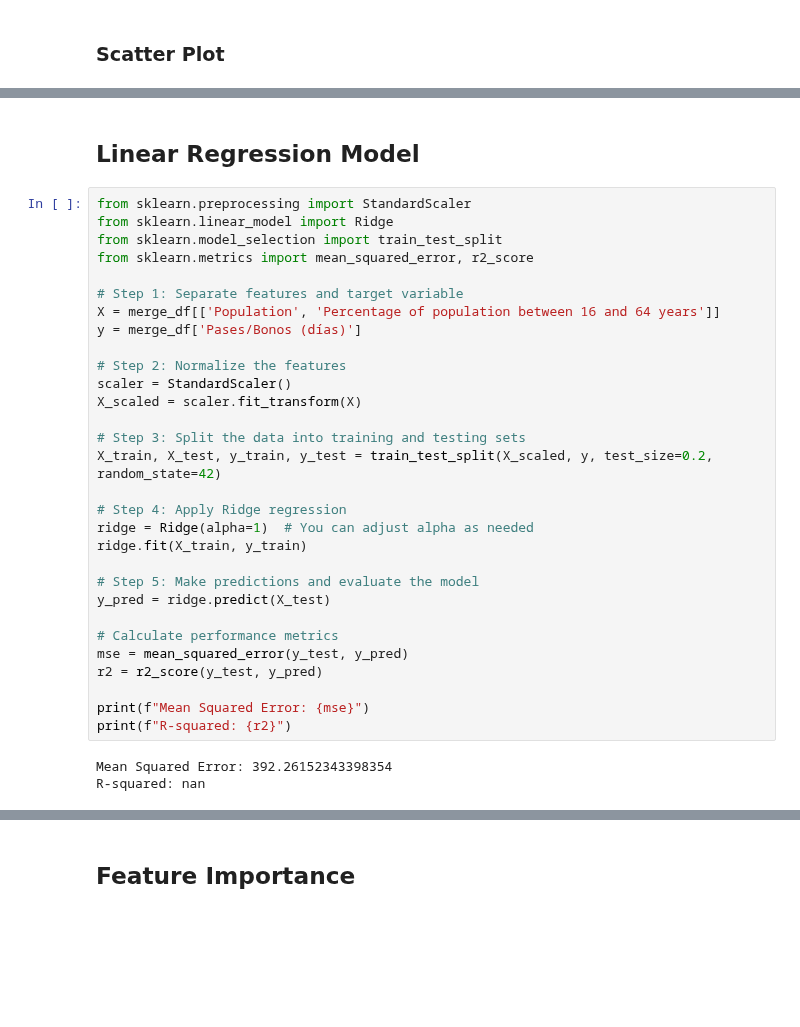
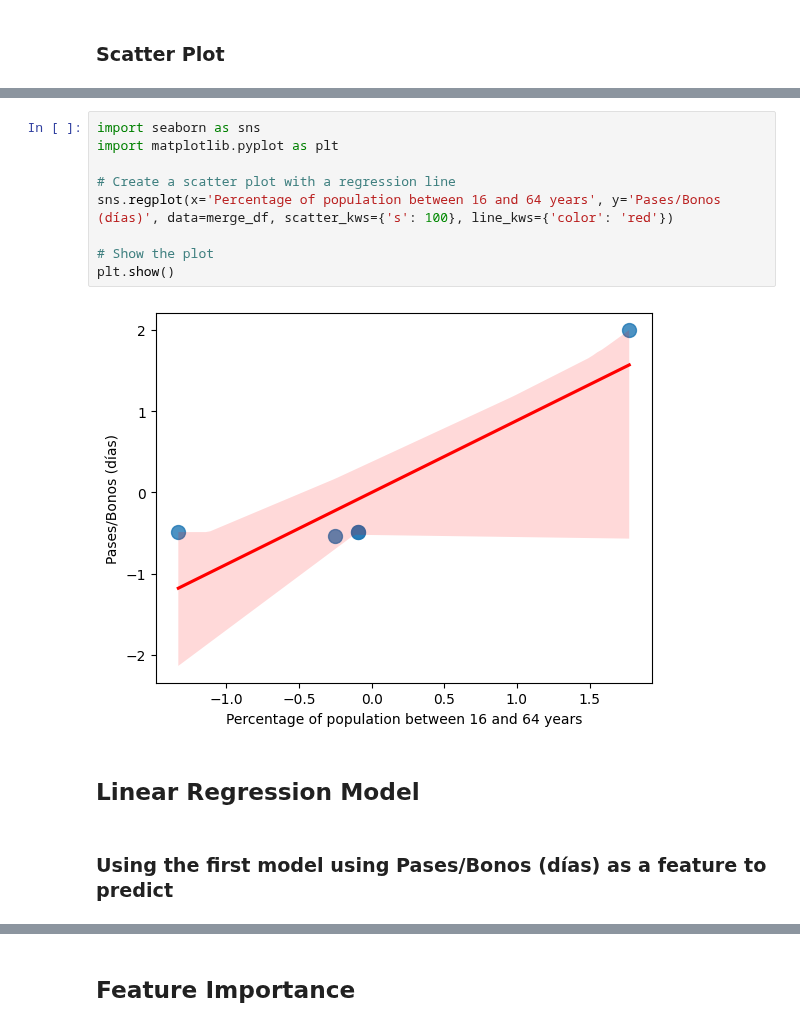
Before and after one commit to GabrielFersPin/Coworking, a Jupyter notebook: src/data_processing/predictions.ipynb, the cells around one changed output, grey strips where cells are left out. Saved outputs shown, nothing was run; the diff lists cells and outputs as text; blank space fills up the shorter version.

```diff
--- a/src/data_processing/predictions.ipynb
+++ b/src/data_processing/predictions.ipynb
@@ -270,35 +268,15 @@ Percentage of population between 16 and 64 years
+# %%
+import seaborn as sns
+import matplotlib.pyplot as plt
+
+# Create a scatter plot with a regression line
+sns.regplot(x='Percentage of population between 16 and 64 years', y='Pases/Bonos (días)', data=merge_df, scatter_kws={'s': 100}, line_kws={'color': 'red'})
+
+# Show the plot
+plt.show()
+# %% [output]
+[figure, added]
 # %% [markdown]
 ## Linear Regression Model
-# %%
-from sklearn.preprocessing import StandardScaler
-from sklearn.linear_model import Ridge
-from sklearn.model_selection import train_test_split
-from sklearn.metrics import mean_squared_error, r2_score
-
-# Step 1: Separate features and target variable
-X = merge_df[['Population', 'Percentage of population between 16 and 64 years']]
-y = merge_df['Pases/Bonos (días)']
-
-# Step 2: Normalize the features
-scaler = StandardScaler()
-X_scaled = scaler.fit_transform(X)
-
-# Step 3: Split the data into training and testing sets
-X_train, X_test, y_train, y_test = train_test_split(X_scaled, y, test_size=0.2, random_state=42)
-
-# Step 4: Apply Ridge regression
-ridge = Ridge(alpha=1)  # You can adjust alpha as needed
-ridge.fit(X_train, y_train)
-
-# Step 5: Make predictions and evaluate the model
-y_pred = ridge.predict(X_test)
-
-# Calculate performance metrics
-mse = mean_squared_error(y_test, y_pred)
-r2 = r2_score(y_test, y_pred)
-
-print(f"Mean Squared Error: {mse}")
-print(f"R-squared: {r2}")
-# %% [output]
-Mean Squared Error: 392.26152343398354
-R-squared: nan
+# %% [markdown]
+### Using the first model using Pases/Bonos (días) as a feature to predict
```
Also changed, not shown: parts of 7 cells of this notebook.
